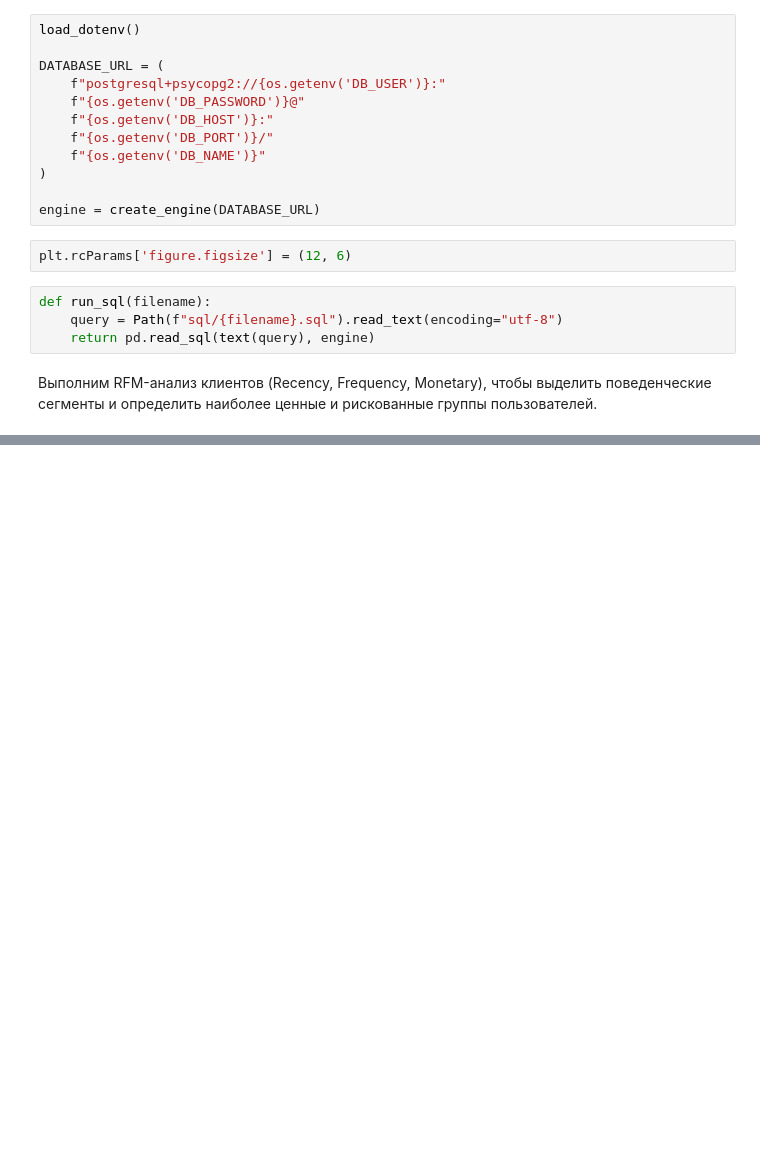
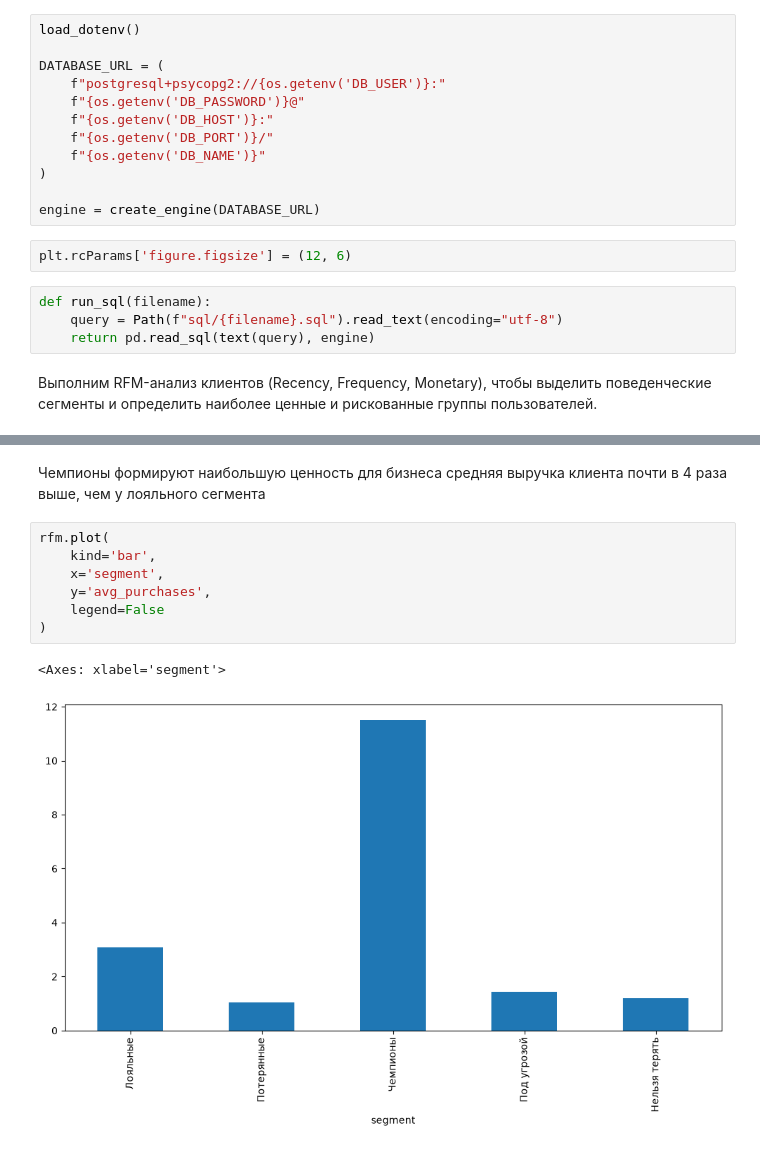
Before and after one commit to artkriukov/portfolio, a Jupyter notebook: projects/rfm-analysis-pharmacy/rfm-pharmacy-analysis.ipynb, the cells around one changed output, grey strips where cells are left out. Cells and saved outputs as stored; diff of their text form; blank space fills up the shorter version.

```diff
--- a/projects/rfm-analysis-pharmacy/rfm-pharmacy-analysis.ipynb
+++ b/projects/rfm-analysis-pharmacy/rfm-pharmacy-analysis.ipynb
@@ -68,0 +89,12 @@ rfm
+# %% [markdown]
+Чемпионы формируют наибольшую ценность для бизнеса средняя выручка клиента почти в 4 раза выше, чем у лояльного сегмента
+# %%
+rfm.plot(
+    kind='bar',
+    x='segment',
+    y='avg_purchases',
+    legend=False
+)
+# %% [output]
+<Axes: xlabel='segment'>
+[figure, added]
```
Also changed, not shown: parts of 12 cells of this notebook, 1 other file.
